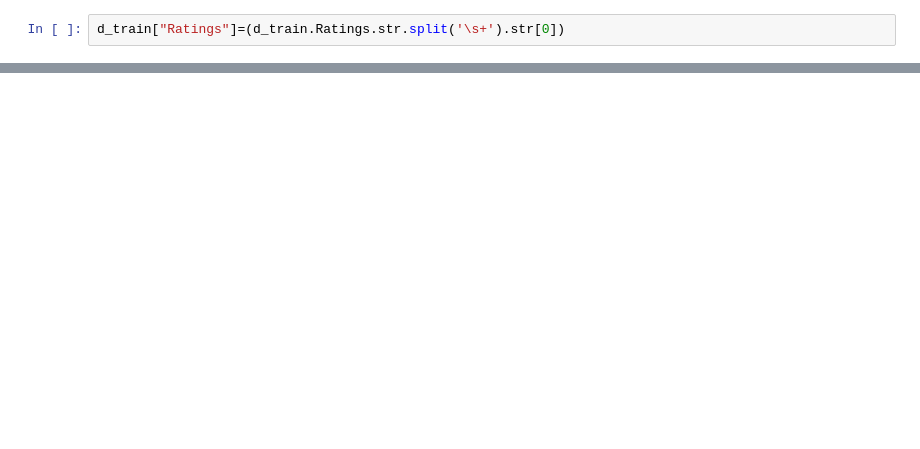
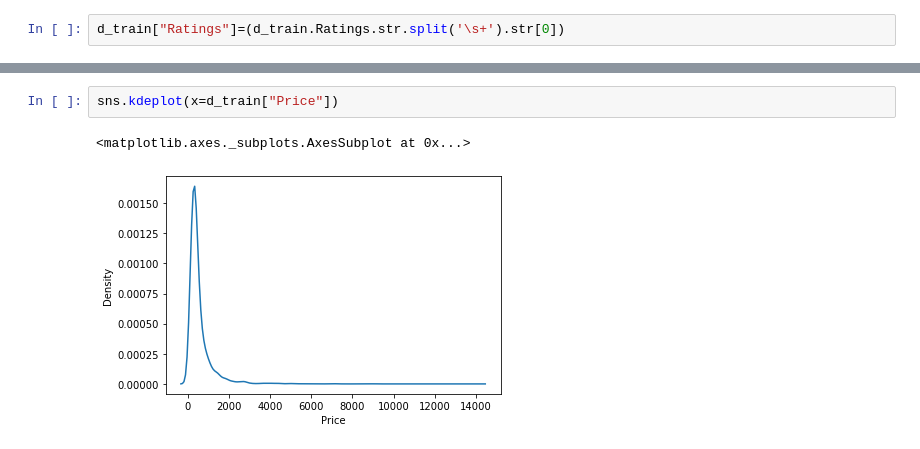
Before and after one commit to Srijan0519/hackathon, a Jupyter notebook: kamikaze.ipynb, the cells around one changed output, grey strips where cells are left out. Drawn from its saved outputs; the diff is of its cells as text; blank space fills up the shorter version.

```diff
--- a/kamikaze.ipynb
+++ b/kamikaze.ipynb
@@ -140,0 +150,5 @@ d_train["Ratings"].max()
+# %%
+sns.kdeplot(x=d_train["Price"])
+# %% [output]
+<matplotlib.axes._subplots.AxesSubplot at 0x...>
+[figure, added]
```
Also changed, not shown: parts of 11 cells of this notebook.
